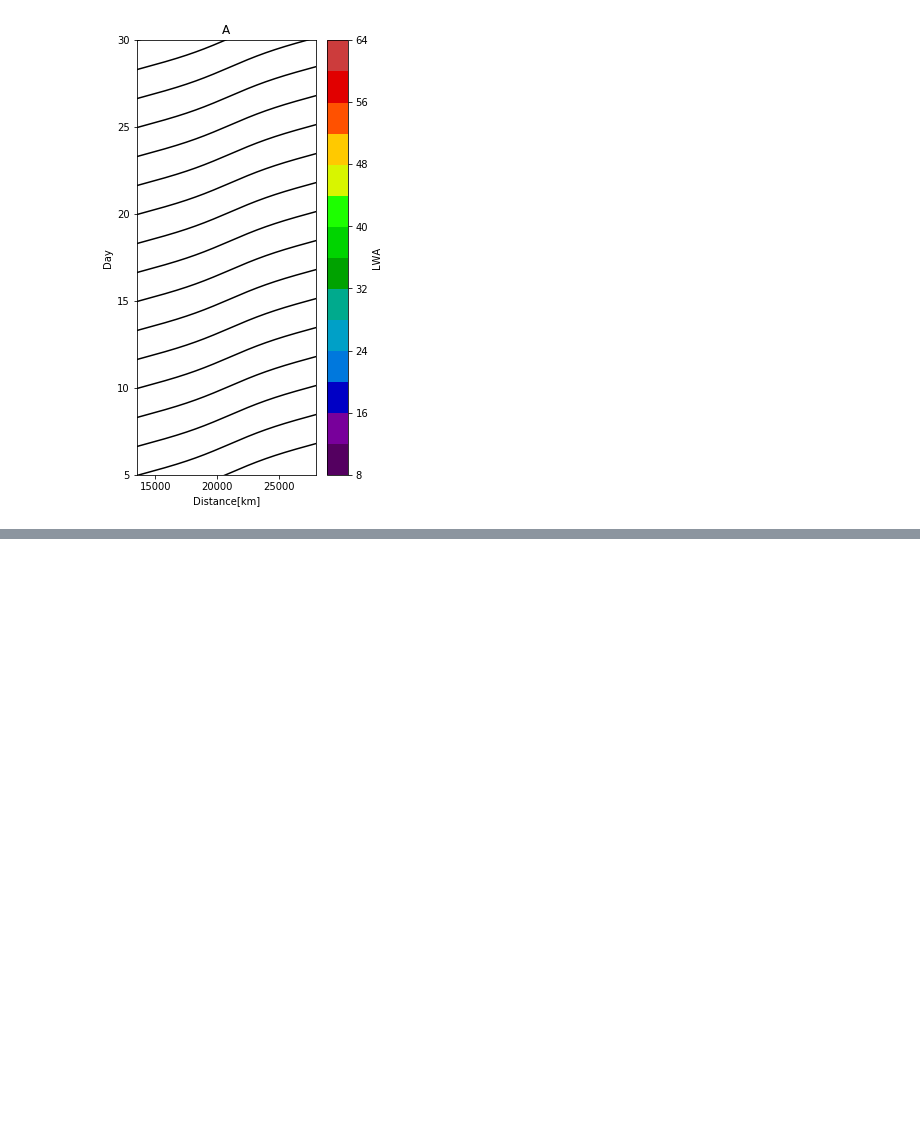
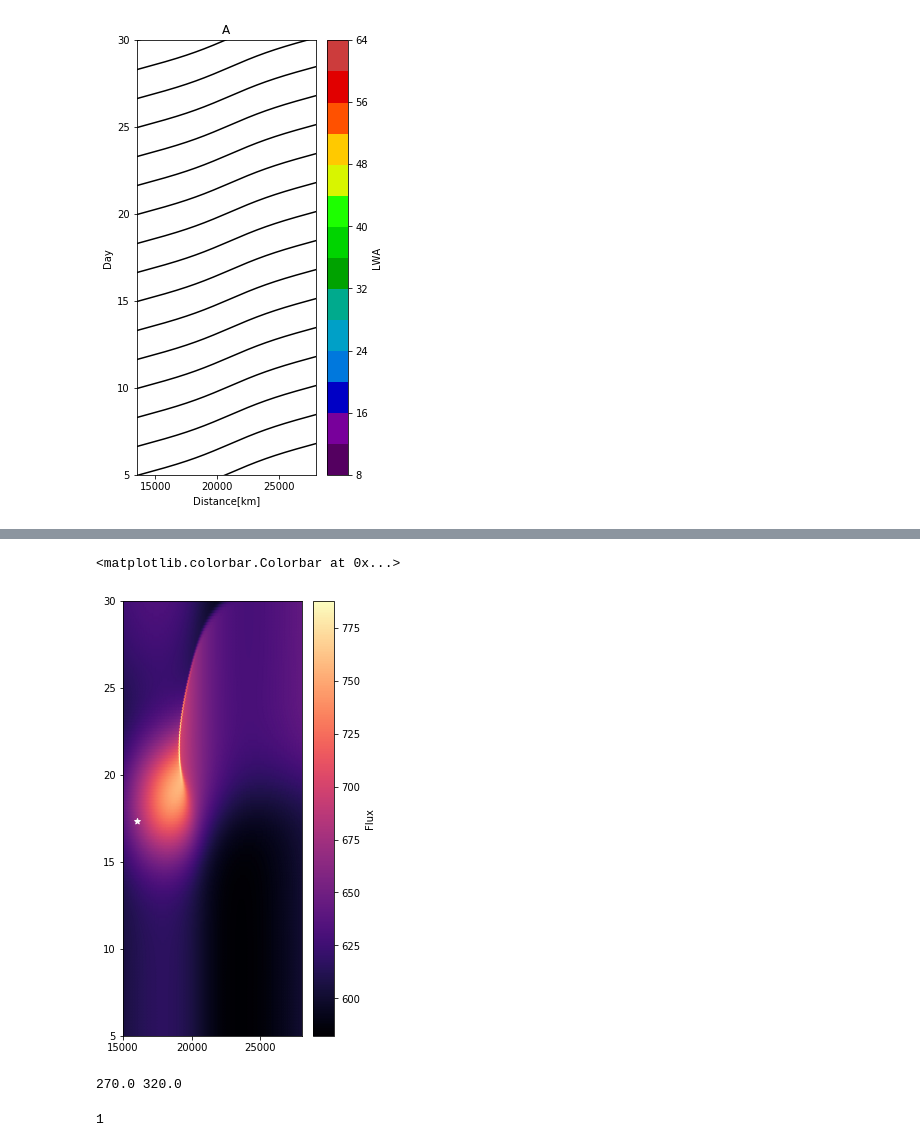
Before and after one commit to sjsmith757/rossby-blocking, a Jupyter notebook: runblocking.ipynb, the cells around one changed output, grey strips where cells are left out. Cells and saved outputs as stored; diff of their text form; code cells hidden in the pictures; blank space fills up the shorter version.

```diff
--- a/runblocking.ipynb
+++ b/runblocking.ipynb
@@ -280,0 +303,24 @@ plt.xlim(13500,model.Lx/1e3)
+# %%
+cx,A0 = noboru_cx(np.linspace(0.,28000.0e3,num=2000),28000.0e3,0.55)
+# %%
+cx = cx[np.newaxis]
+# %%
+Fnobu = (cx-0.55*dd)*dd
+# %%
+fig,ax=plt.subplots(figsize=(4,8))
+im=plt.pcolormesh(np.linspace(0.,28000.0,num=2000),np.arange(500)*(250*60.0)/86400.0,Fnobu[:500,:],shading='Gouraud',cmap='magma')
+plt.xlim(15000,28000)
+plt.ylim(5,30)
+plt.scatter(16000,17.36,marker='*',color='white')
+plt.colorbar(im,label="Flux")
+# %% [output]
+<matplotlib.colorbar.Colorbar at 0x...>
+[figure, added]
+# %%
+print(np.amin(tmaxes/86400),np.amax(tmaxes/86400))
+# %% [output]
+270.0 320.0
+# %%
+print(1)
+# %% [output]
+1
```
Also changed, not shown: parts of 8 cells of this notebook.
